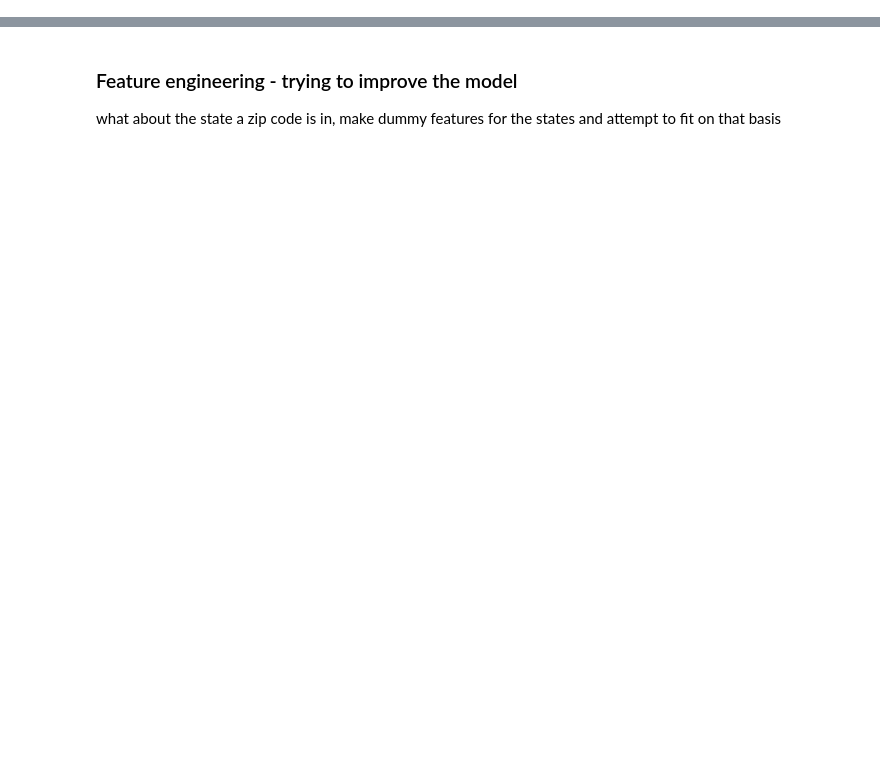
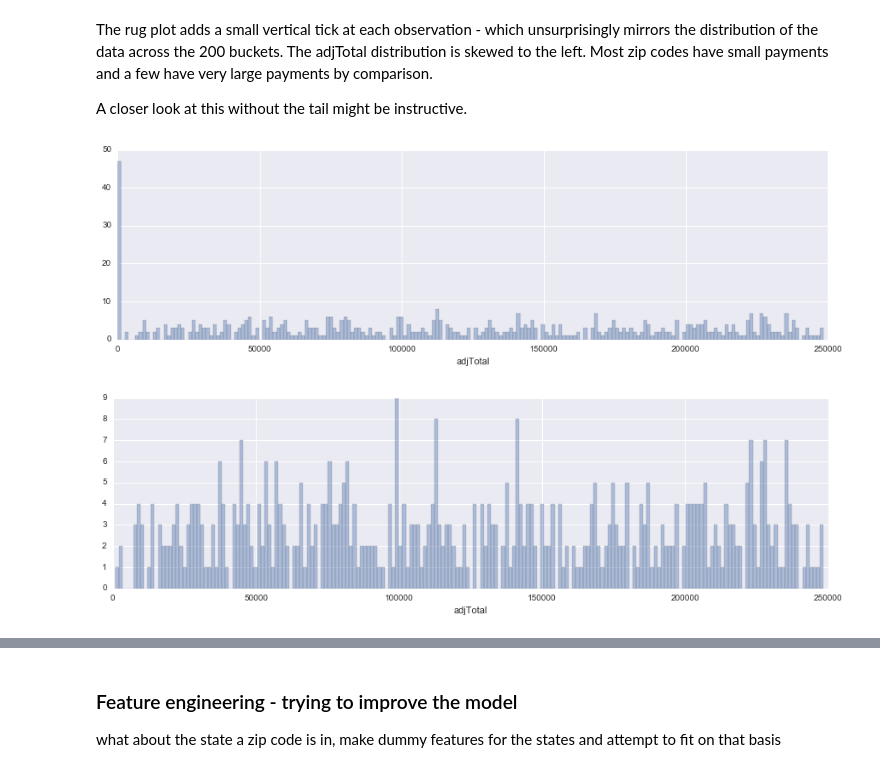
Before and after one commit to ilmcconnell/DS-SEA-3-Project-ILM, a Jupyter notebook: FinalPaperILM.ipynb, the cells around one changed output, grey strips where cells are left out. Drawn from its saved outputs; the diff is of its cells as text; code cells hidden in the pictures; blank space fills up the shorter version.

```diff
--- a/FinalPaperILM.ipynb
+++ b/FinalPaperILM.ipynb
@@ -331,0 +387,19 @@ attempt some feature engineering - go in a different dirrection from census data
+# %% [markdown]
+The rug plot adds a small vertical tick at each observation - which unsurprisingly mirrors the distribution of the data across the 200 buckets. The adjTotal distribution is skewed to the left. Most zip codes have small payments and a few have very large payments by comparison.
+
+A closer look at this without the tail might be instructive.
+# %%
+#LIMIT THE SERIES BEING PLOTTED TO TOTAL ADJUSTED PAYMENTS OF 250000 OR LESS
+lidAdjTotalByZIP = adjTotalByZIP[ adjTotalByZIP < 250001 ]
+
+#PLOT THE RESTRICTED DATA SET
+sns.distplot(lidAdjTotalByZIP, bins=200, kde=False, rug=False);
+plt.show()
+
+#REMOVE ZERO BUCKET AND PLOT
+heelLidAdjTotalByZIP = lidAdjTotalByZIP[ lidAdjTotalByZIP > 0 ]
+sns.distplot(heelLidAdjTotalByZIP, bins=200, kde=False, rug=False);
+plt.show()
+# %% [output]
+[figure, added]
+[figure, added]
```
Also changed, not shown: parts of 76 cells of this notebook, 1 other file.
